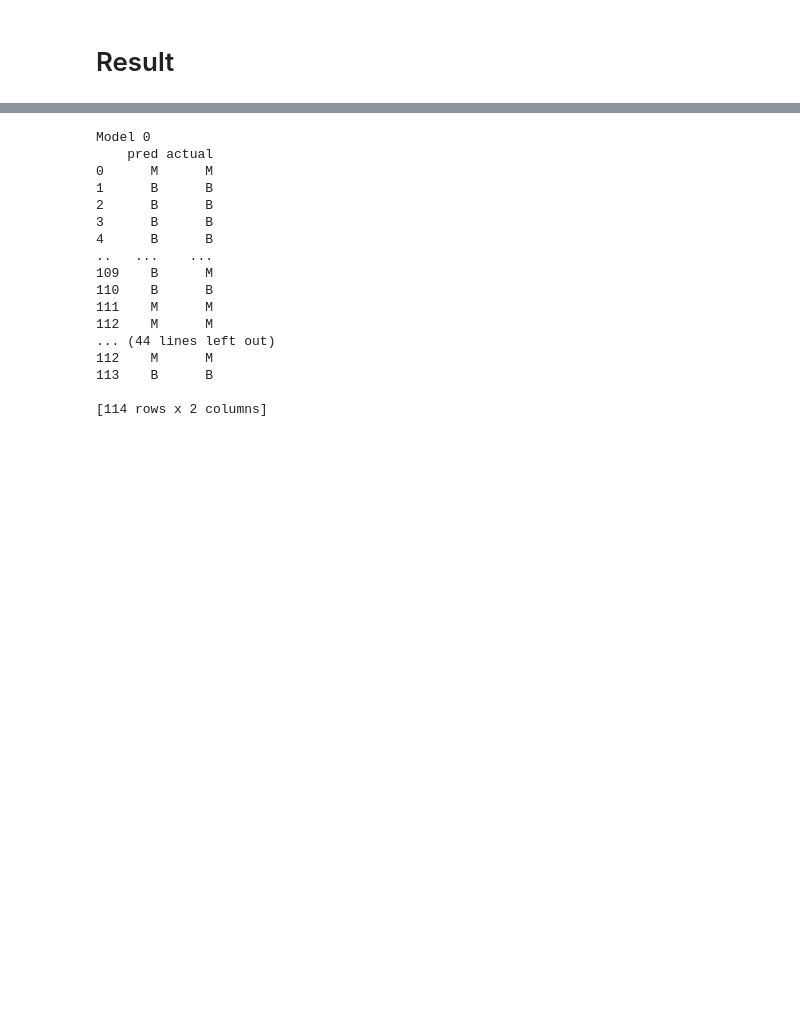
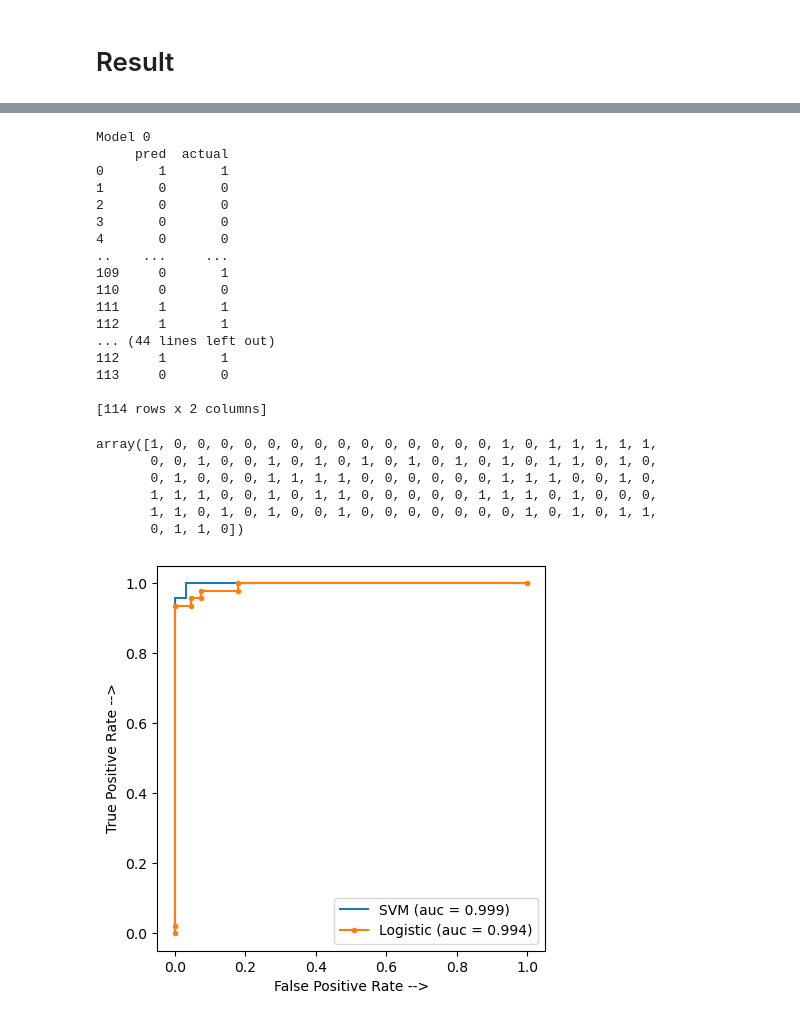
Before and after one commit to 34-anish/Breast-Cancer-Prediction, a Jupyter notebook: Final.ipynb, the cells around one changed output, grey strips where cells are left out. Cells and saved outputs as stored; diff of their text form; code cells hidden in the pictures; blank space fills up the shorter version.

```diff
--- a/Final.ipynb
+++ b/Final.ipynb
@@ -365,7 +393,7 @@ Accuracy :  0.9824561403508771
 # prediction of random-forest
 for i in range(4):
     print("Model",i)
-    pred=model[0].predict(X_test)
+    pred=model[i].predict(X_test)
     df = pd.DataFrame({'pred': pred,
                        'actual': Y_test})
     print(df)
@@ -373,19 +401,33 @@ for i in range(4):
     df.to_csv(filename, index=False)  # write dataframe to CSV file
 # %% [output]
 Model 0
-    pred actual
-0      M      M
-1      B      B
-2      B      B
-3      B      B
-4      B      B
-..   ...    ...
-109    B      M
-110    B      B
-111    M      M
-112    M      M
+     pred  actual
+0       1       1
+1       0       0
+2       0       0
+3       0       0
+4       0       0
+..    ...     ...
+109     0       1
+110     0       0
+111     1       1
+112     1       1
 ... (44 lines left out)
-112    M      M
-113    B      B
+112     1       1
+113     0       0
 
 [114 rows x 2 columns]
+# %%
+from sklearn.preprocessing import StandardScaler
+sc_X = StandardScaler()
+X_train = sc_X.fit_transform(X_train)
+X_test = sc_X.transform(X_test)
+# %%
+Y_test
+# %% [output]
+array([1, 0, 0, 0, 0, 0, 0, 0, 0, 0, 0, 0, 0, 0, 0, 1, 0, 1, 1, 1, 1, 1,
+       0, 0, 1, 0, 0, 1, 0, 1, 0, 1, 0, 1, 0, 1, 0, 1, 0, 1, 1, 0, 1, 0,
+       0, 1, 0, 0, 0, 1, 1, 1, 1, 0, 0, 0, 0, 0, 0, 1, 1, 1, 0, 0, 1, 0,
+       1, 1, 1, 0, 0, 1, 0, 1, 1, 0, 0, 0, 0, 0, 1, 1, 1, 0, 1, 0, 0, 0,
+       1, 1, 0, 1, 0, 1, 0, 0, 1, 0, 0, 0, 0, 0, 0, 0, 1, 0, 1, 0, 1, 1,
+       0, 1, 1, 0])
@@ -391,0 +450,22 @@ Model 0
+# %%
+
+from sklearn.metrics import roc_curve, auc
+
+logistic_fpr, logistic_tpr, threshold = roc_curve(Y_test, model[0].decision_function(X_test))
+auc_logistic = auc(logistic_fpr, logistic_tpr)
+
+svm_fpr, svm_tpr, threshold = roc_curve(Y_test, model[3].decision_function(X_test))
+auc_svm = auc(svm_fpr, svm_tpr)
+
+plt.figure(figsize=(5, 5), dpi=100)
+plt.plot(svm_fpr, svm_tpr, linestyle='-', label='SVM (auc = %0.3f)' % auc_svm)
+plt.plot(logistic_fpr, logistic_tpr, marker='.', label='Logistic (auc = %0.3f)' % auc_logistic)
+
+plt.xlabel('False Positive Rate -->')
+plt.ylabel('True Positive Rate -->')
+
+plt.legend()
+
+plt.show()
+# %% [output]
+[figure, added]
```
Also changed, not shown: parts of 10 cells of this notebook, 4 other files.
